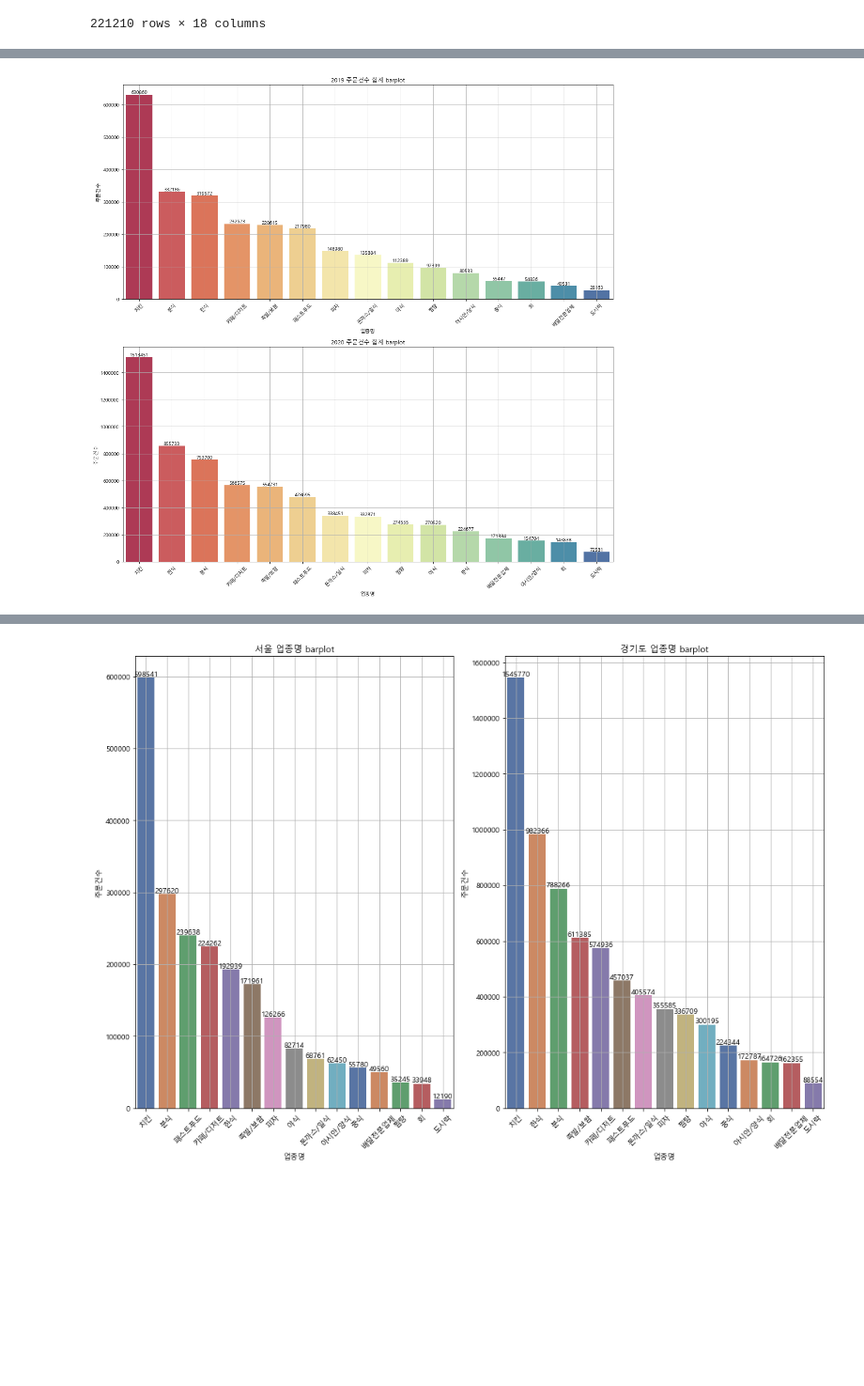
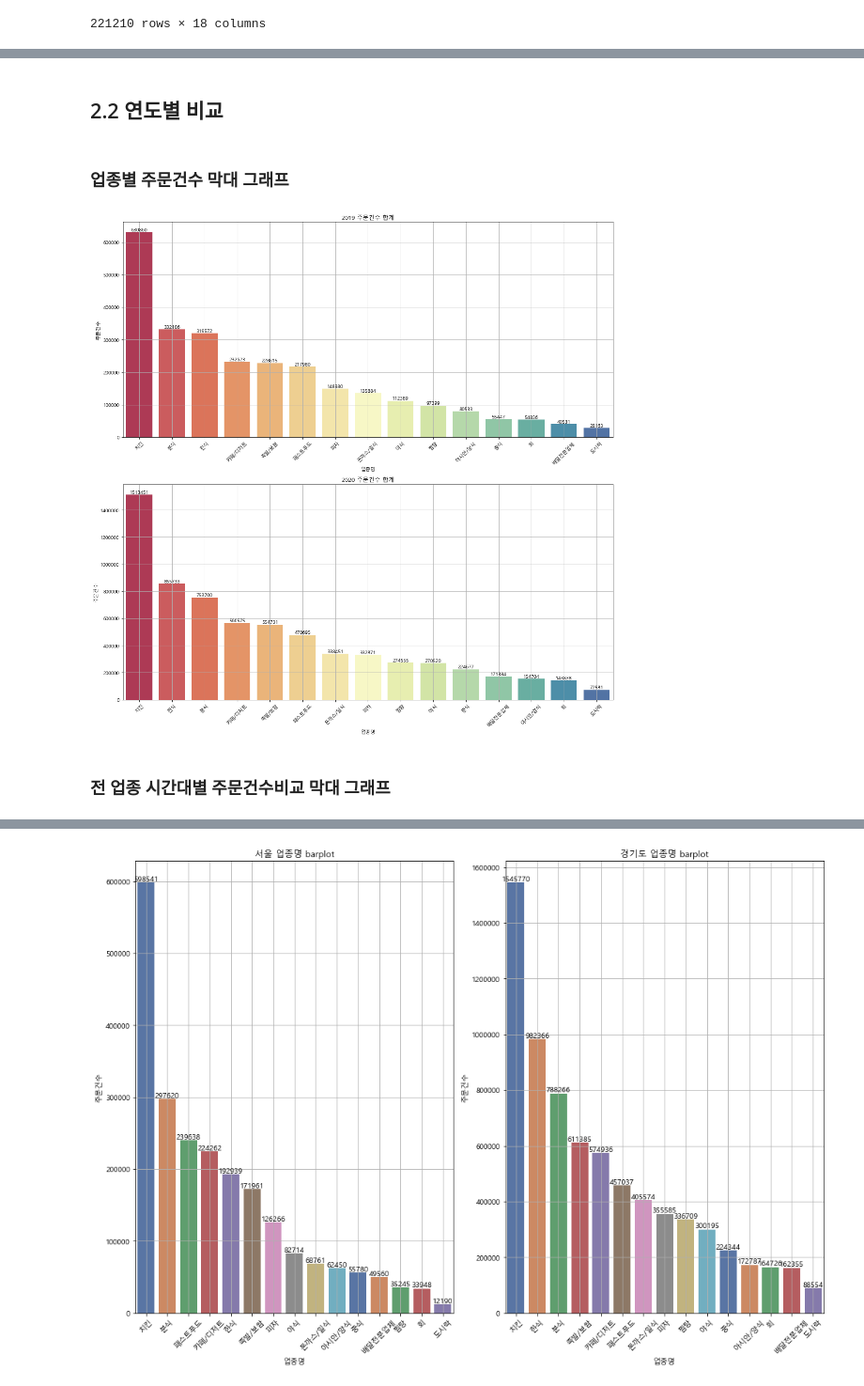
Before and after one commit to parksimis/Mulcam-Delivery-Service, a Jupyter notebook: data_analysis/EDA.ipynb, the cells around one changed output, grey strips where cells are left out. Shown at 94% size. Saved outputs shown, nothing was run; the diff lists cells and outputs as text; code cells hidden in the pictures; blank space fills up the shorter version.

```diff
--- a/data_analysis/EDA.ipynb
+++ b/data_analysis/EDA.ipynb
@@ -117,0 +136,4 @@ final_data['날짜'] = pd.to_datetime(final_data['날짜'])
+# %%
+# yaar, month 열 생성
+final_data['year'] = final_data['날짜'].dt.year
+final_data['month'] = final_data['날짜'].dt.month
@@ -118,7 +192,10 @@ final_data['날짜'] = pd.to_datetime(final_data['날짜'])
 # %%
+# 날짜 형변환
+final_data['날짜'] = pd.to_datetime(final_data['날짜'])
+
 tmp = final_data.groupby(['업종명']).sum()[['주문건수']].sort_values(by='주문건수', ascending=False)
 
-fig, ax = plt.subplots(figsize=(15, 15))
+fig, ax = plt.subplots(figsize=(15, 10))
 
 plt.title('업종별 주문건수 \n (2019-07-17 ~ 2020-09-30)')
 sns.barplot(data=tmp, x=tmp.index, y='주문건수', palette='Spectral', ax=ax)
@@ -145,0 +222,12 @@ plt.show()
+# %%
+columns = np.unique(final_data['업종명'])
+
+fig, axes = plt.subplots(8, 2, figsize=(20, 20))
+
+ax = axes.ravel()
+
+for i, column in enumerate(columns):
+    ax[i].set_title(columns[i])
+    sns.distplot(
+        final_data.loc[(final_data['업종명']==columns[i])]['주문건수'], ax=ax[i])
+    plt.tight_layout()
@@ -145,0 +271,13 @@ plt.show()
+# %%
+temp = final_data.groupby('시간대별 시간').agg({'주문건수':'sum'}).reset_index()
+sns.barplot(x='시간대별 시간', y='주문건수', data=temp)
+
+plt.title('시간대별 주문건수')
+plt.grid()
+x = np.arange(len(temp.index))
+y = temp['주문건수']
+for j, v in enumerate(x):
+        plt.text(v, y[j], y[j],
+               fontsize=10, color='black',
+               horizontalalignment='center',
+               verticalalignment='bottom')
@@ -146,26 +286,32 @@ plt.show()
+# %% [markdown]
+## 2.2 연도별 비교
+# %% [markdown]
+### 업종별 주문건수 막대 그래프
 # %%
 year = [2019, 2020]
 fig, axes = plt.subplots(2, 1, figsize=(15, 15))
 
 for ax, yr in zip(axes.ravel(),year):
     temp = final_data.loc[final_data['날짜'].dt.year == yr].groupby(['업종명']).sum()[['주문건수']].sort_values(by='주문건수', ascending=False)
     index = temp.index
     sns.barplot(x=index, y=temp['주문건수'],data=temp, palette='Spectral', ax=ax)
 
 
     x = np.arange(len(temp.index))
     y = temp['주문건수']
 
     for j, v in enumerate(x):
         ax.text(v, y[j], y[j],
                fontsize=10, color='black',
                horizontalalignment='center',
                verticalalignment='bottom')
 
         ax.ticklabel_format(style='plain', axis='y')
         ax.set_xticklabels(temp.index, rotation=45)
-        ax.set_title(str(yr)+' '+'주문건수 합계 barplot')
+        ax.set_title(str(yr)+' '+'주문건수 합계')
         ax.grid()
-        plt.tight_layout()
+plt.tight_layout()
 # %% [output]
-[figure, old version]
+[figure, new version]
+# %% [markdown]
+### 전 업종 시간대별 주문건수비교 막대 그래프
```
Also changed, not shown: parts of 56 cells of this notebook, 1 other file.
